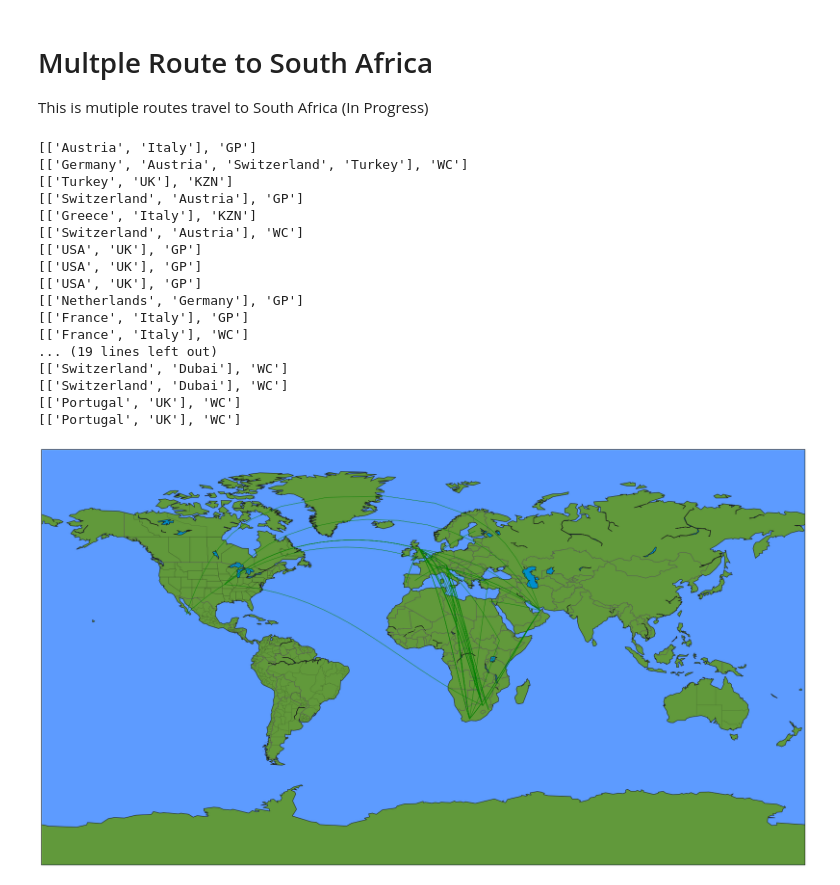
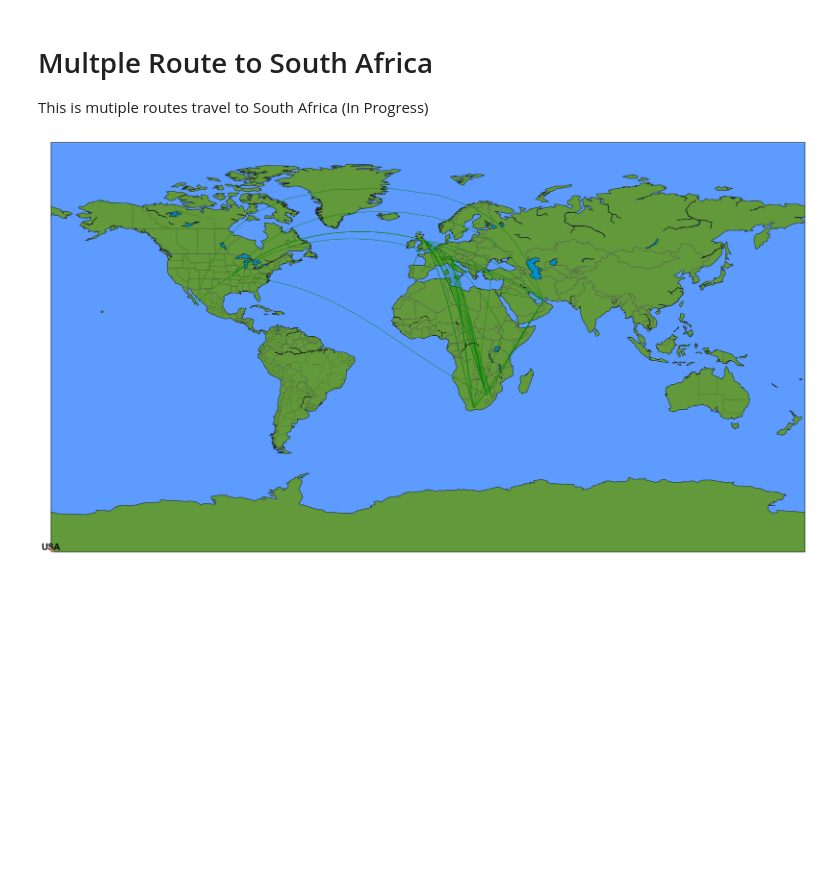
Before and after one commit to dsfsi/covid19za, a Jupyter notebook: notebooks/2020-03-13-starter-notebook.ipynb, the cells around one changed output. Saved outputs shown, nothing was run; the diff lists cells and outputs as text; code cells hidden in the pictures; blank space fills up the shorter version.

```diff
--- a/notebooks/2020-03-13-starter-notebook.ipynb
+++ b/notebooks/2020-03-13-starter-notebook.ipynb
@@ -228,7 +228,6 @@ m.drawstates(linewidth = 0.2)
 m.drawcoastlines(linewidth=1)
 countries = list(travel.Source.unique())
 for path_rout in path_route:
-    print(path_rout)
     if path_rout[0][0] == 'USA;Mexico':
 
         point_a = df_travel[df_travel.country_or_province_travelled == path_rout[0][0].split(';')[0]]
@@ -238,6 +237,8 @@ for path_rout in path_route:
 
         x2, y2 = m.gcpoints(point_a["latitude"],point_a["longitude"],point_b["latitude"],point_b["longitude"], 20)
         plt.plot(x2,y2,color = colors[countries.index(item)],linewidth=0.8)
+        m.scatter(point_a["latitude"],point_a["longitude"], marker='^',color="#EC7063", s=500,zorder=5)
+        plt.text(point_a["latitude"],point_a["longitude"],path_rout[0][0].split(';')[0].replace('the ', ''),fontsize=20,fontweight='bold',ha='center',va='bottom',color="black")
         x2, y2 = m.gcpoints(point_b["latitude"],point_b["longitude"],point_c["latitude"],point_c["longitude"], 20)
         plt.plot(x2,y2,color = colors[countries.index(item)],linewidth=0.8)
         x2, y2 = m.gcpoints(point_c["latitude"],point_c["longitude"],point_d["latitude"],point_d["longitude"], 20)
@@ -249,52 +250,40 @@ for path_rout in path_route:
 
         x2, y2 = m.gcpoints(point_a["latitude"],point_a["longitude"],point_b["latitude"],point_b["longitude"], 20)
         plt.plot(x2,y2,color = colors[countries.index(item)],linewidth=0.8)
+#         m.scatter(x2, y2, marker='^',color="#EC7063", s=500,zorder=5)
+#         plt.text(x2,y2,path_rout[0][0].replace('the ', ''),fontsize=20,fontweight='bold',ha='center',va='bottom',color="black")
         x2, y2 = m.gcpoints(point_b["latitude"],point_b["longitude"],point_c["latitude"],point_c["longitude"], 20)
         plt.plot(x2,y2,color = colors[countries.index(item)],linewidth=0.8)
     elif len(path_rout[0]) == 3:
         point_a = df_travel[df_travel.country_or_province_travelled == path_rout[0][0]]
         point_b = df_travel[df_travel.country_or_province_travelled == path_rout[0][1]]
         point_c = df_travel[df_travel.country_or_province_travelled == path_rout[0][2]]
         point_d = df_travel[df_travel.country_or_province_travelled == path_rout[1]]
 
         x2, y2 = m.gcpoints(point_a["latitude"],point_a["longitude"],point_b["latitude"],point_b["longitude"], 20)
         plt.plot(x2,y2,color = colors[countries.index(item)],linewidth=0.8)
+#         m.scatter(x2, y2, marker='^',color="#EC7063", s=500,zorder=5)
+#         plt.text(x2,y2,path_rout[0][0],fontsize=20,fontweight='bold',ha='center',va='bottom',color="black")
         x2, y2 = m.gcpoints(point_b["latitude"],point_b["longitude"],point_c["latitude"],point_c["longitude"], 20)
         plt.plot(x2,y2,color = colors[countries.index(item)],linewidth=0.8)
         x2, y2 = m.gcpoints(point_c["latitude"],point_c["longitude"],point_d["latitude"],point_d["longitude"], 20)
         plt.plot(x2,y2,color = colors[countries.index(item)],linewidth=0.8)
     elif len(path_rout[0]) == 4:
         point_a = df_travel[df_travel.country_or_province_travelled == path_rout[0][0]]
         point_b = df_travel[df_travel.country_or_province_travelled == path_rout[0][1]]
         point_c = df_travel[df_travel.country_or_province_travelled == path_rout[0][2]]
         point_d = df_travel[df_travel.country_or_province_travelled == path_rout[0][3]]
         point_e = df_travel[df_travel.country_or_province_travelled == path_rout[1]]
-
         x2, y2 = m.gcpoints(point_a["latitude"],point_a["longitude"],point_b["latitude"],point_b["longitude"], 20)
         plt.plot(x2,y2,color = colors[countries.index(item)],linewidth=0.8)
+#         m.scatter(x2, y2, marker='^',color="#EC7063", s=500,zorder=5)
+#         plt.text(x2,y2,path_rout[0][0],fontsize=20,fontweight='bold',ha='center',va='bottom',color="black")
         x2, y2 = m.gcpoints(point_b["latitude"],point_b["longitude"],point_c["latitude"],point_c["longitude"], 20)
         plt.plot(x2,y2,color = colors[countries.index(item)],linewidth=0.8)
         x2, y2 = m.gcpoints(point_c["latitude"],point_c["longitude"],point_d["latitude"],point_d["longitude"], 20)
         plt.plot(x2,y2,color = colors[countries.index(item)],linewidth=0.8)
         x2, y2 = m.gcpoints(point_d["latitude"],point_d["longitude"],point_e["latitude"],point_e["longitude"], 20)
         plt.plot(x2,y2,color = colors[countries.index(item)],linewidth=0.8)
 plt.show()
 # %% [output]
-[['Austria', 'Italy'], 'GP']
-[['Germany', 'Austria', 'Switzerland', 'Turkey'], 'WC']
-[['Turkey', 'UK'], 'KZN']
-[['Switzerland', 'Austria'], 'GP']
-[['Greece', 'Italy'], 'KZN']
-[['Switzerland', 'Austria'], 'WC']
-[['USA', 'UK'], 'GP']
-[['USA', 'UK'], 'GP']
-[['USA', 'UK'], 'GP']
-[['Netherlands', 'Germany'], 'GP']
-[['France', 'Italy'], 'GP']
-[['France', 'Italy'], 'WC']
-... (19 lines left out)
-[['Switzerland', 'Dubai'], 'WC']
-[['Switzerland', 'Dubai'], 'WC']
-[['Portugal', 'UK'], 'WC']
-[['Portugal', 'UK'], 'WC']
-[figure, old version]
+[figure, new version]
```
Also changed, not shown: parts of 2 cells of this notebook.
